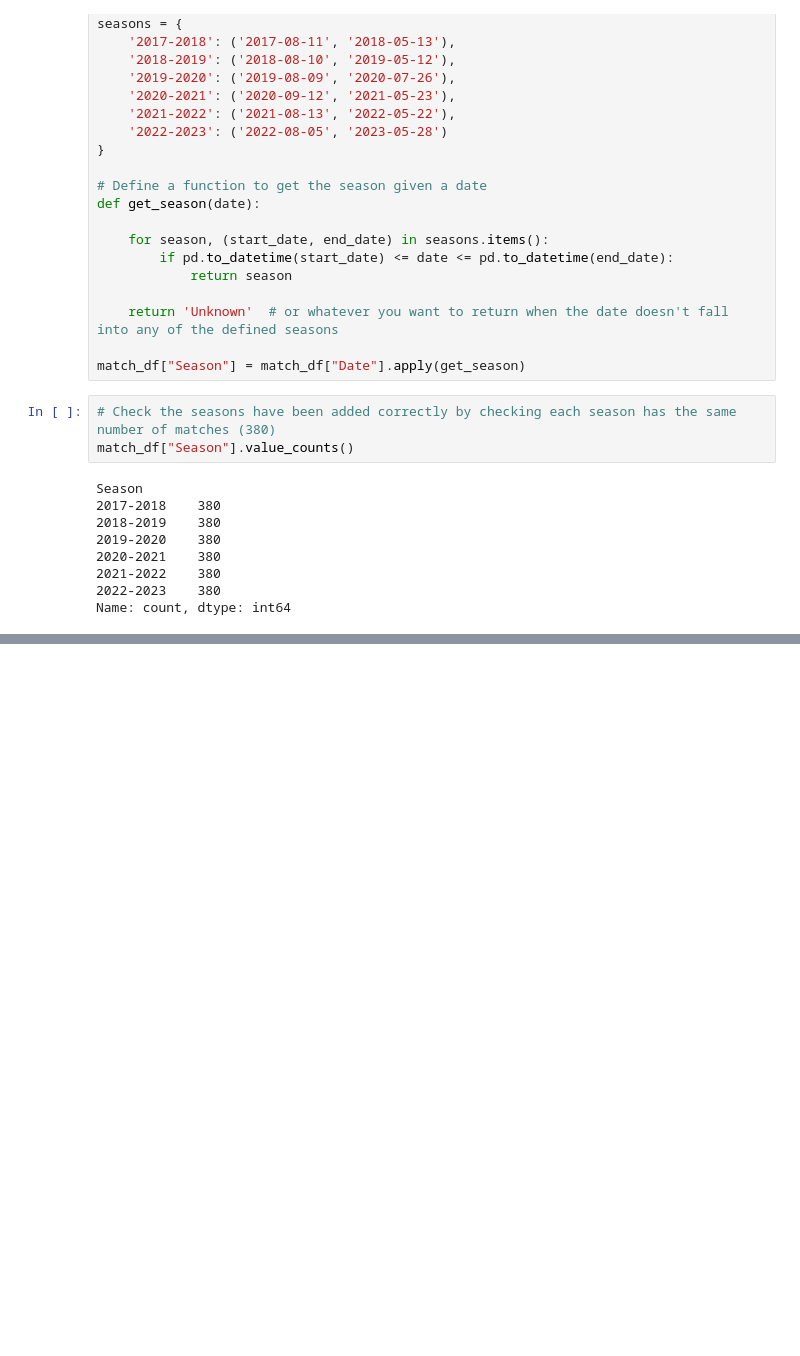
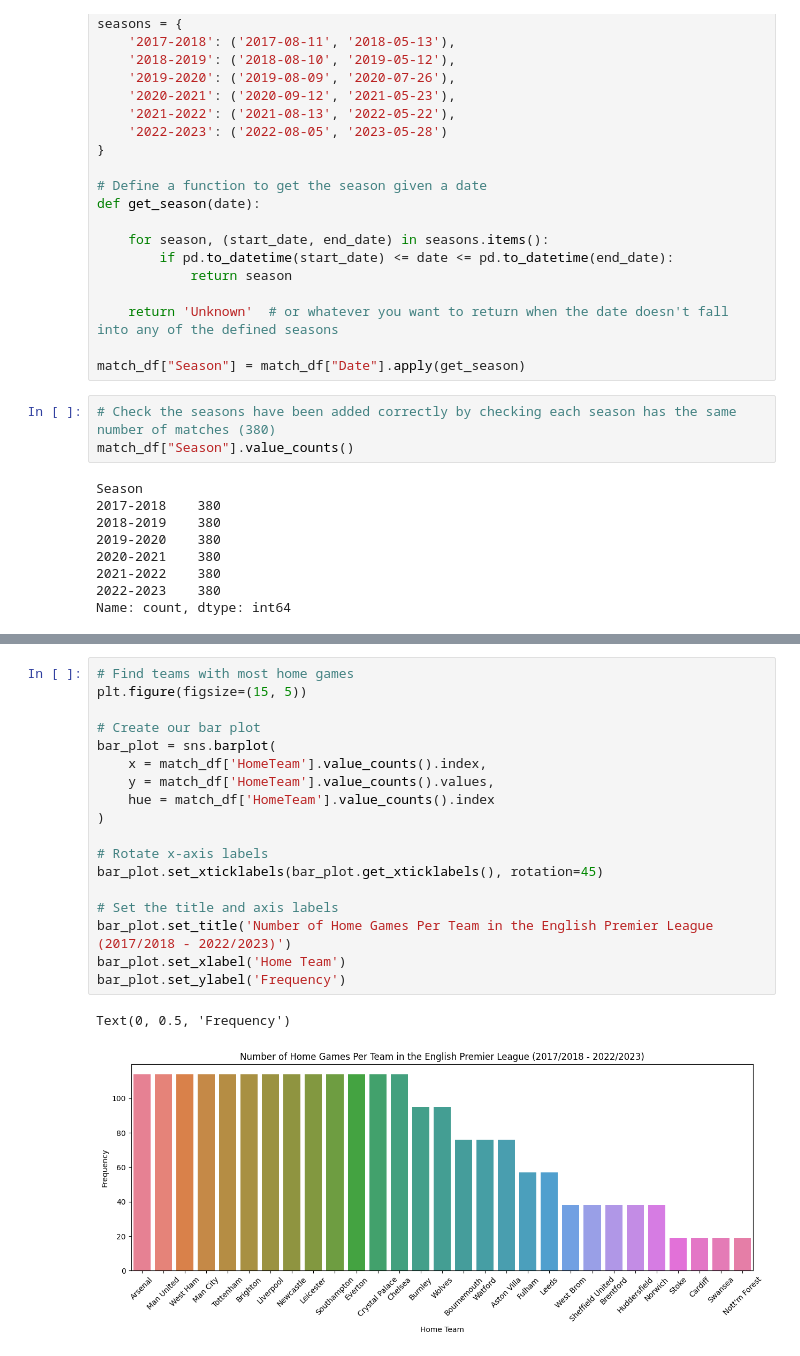
Before and after one commit to mathewsjoyy/Project_Code_Year3, a Jupyter notebook: Code/project.ipynb, the cells around one changed output, grey strips where cells are left out. Cells and saved outputs as stored; diff of their text form; blank space fills up the shorter version.

```diff
--- a/Code/project.ipynb
+++ b/Code/project.ipynb
@@ -127,0 +211,21 @@ match_df
+# %%
+# Find teams with most home games
+plt.figure(figsize=(15, 5))
+
+# Create our bar plot
+bar_plot = sns.barplot(
+    x = match_df['HomeTeam'].value_counts().index,
+    y = match_df['HomeTeam'].value_counts().values,
+    hue = match_df['HomeTeam'].value_counts().index
+)
+
+# Rotate x-axis labels
+bar_plot.set_xticklabels(bar_plot.get_xticklabels(), rotation=45)
+
+# Set the title and axis labels
+bar_plot.set_title('Number of Home Games Per Team in the English Premier League (2017/2018 - 2022/2023)')
+bar_plot.set_xlabel('Home Team')
+bar_plot.set_ylabel('Frequency')
+# %% [output]
+Text(0, 0.5, 'Frequency')
+[figure, added]
```
Also changed, not shown: parts of 14 cells of this notebook.
